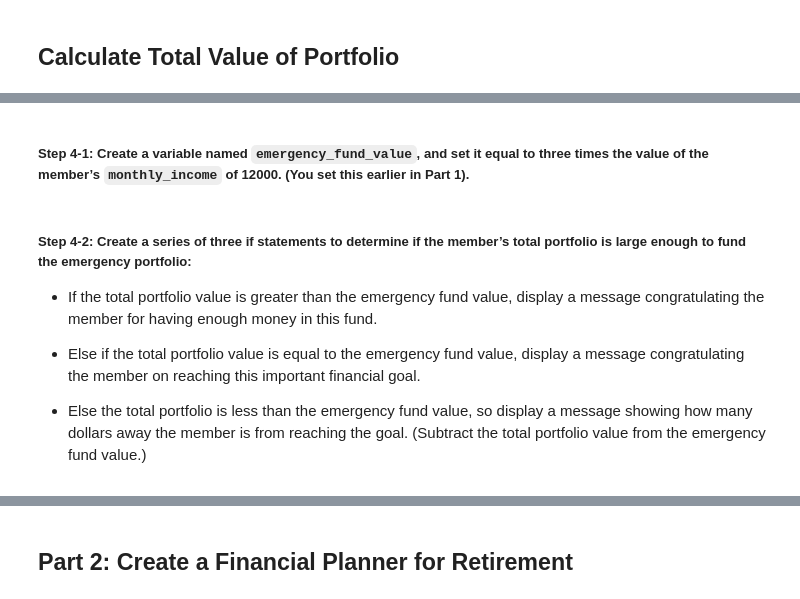
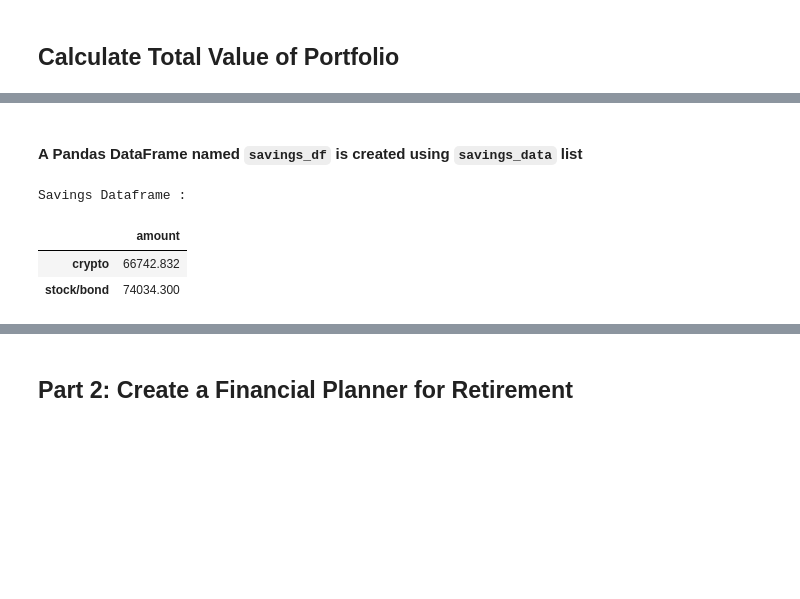
Before and after one commit to rupikaranjan/Plan_Your_Finance, a Jupyter notebook: financial_planning_tools.ipynb, the cells around one changed output, grey strips where cells are left out. Saved outputs shown, nothing was run; the diff lists cells and outputs as text; code cells hidden in the pictures; blank space fills up the shorter version.

```diff
--- a/financial_planning_tools.ipynb
+++ b/financial_planning_tools.ipynb
@@ -346,2 +340,0 @@ Step 2. Create a series of three if statements to determine if the member’s to
-# %% [markdown]
-##### Step 4-1: Create a variable named `emergency_fund_value`, and set it equal to three times the value of the member’s `monthly_income` of 12000. (You set this earlier in Part 1).
@@ -351,8 +340,0 @@ Step 2. Create a series of three if statements to determine if the member’s to
-# %% [markdown]
-##### Step 4-2: Create a series of three if statements to determine if the member’s total portfolio is large enough to fund the emergency portfolio:
-
-* If the total portfolio value is greater than the emergency fund value, display a message congratulating the member for having enough money in this fund.
-
-* Else if the total portfolio value is equal to the emergency fund value, display a message congratulating the member on reaching this important financial goal.
-
-* Else the total portfolio is less than the emergency fund value, so display a message showing how many dollars away the member is from reaching the goal. (Subtract the total portfolio value from the emergency fund value.)
@@ -363,0 +341,14 @@ Step 2. Create a series of three if statements to determine if the member’s to
+# %% [markdown]
+####  A Pandas DataFrame named `savings_df` is created using `savings_data` list
+# %%
+savings_df = pd.DataFrame(savings_data,
+                         columns=["amount"],
+                         index=["crypto","stock/bond"])
+
+print("\nSavings Dataframe : ")
+savings_df
+# %% [output]
+Savings Dataframe :
+|  | amount |
+| crypto | 66742.832 |
+| stock/bond | 74034.300 |
```
Also changed, not shown: parts of 23 cells of this notebook, 3 other files.
